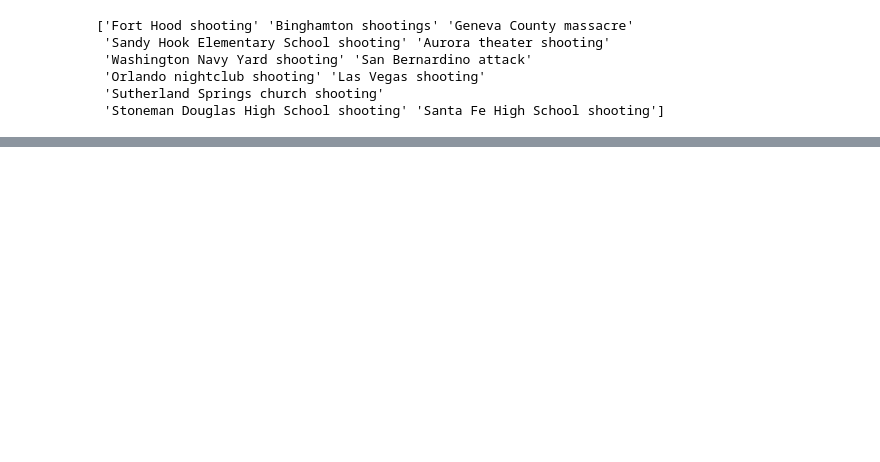
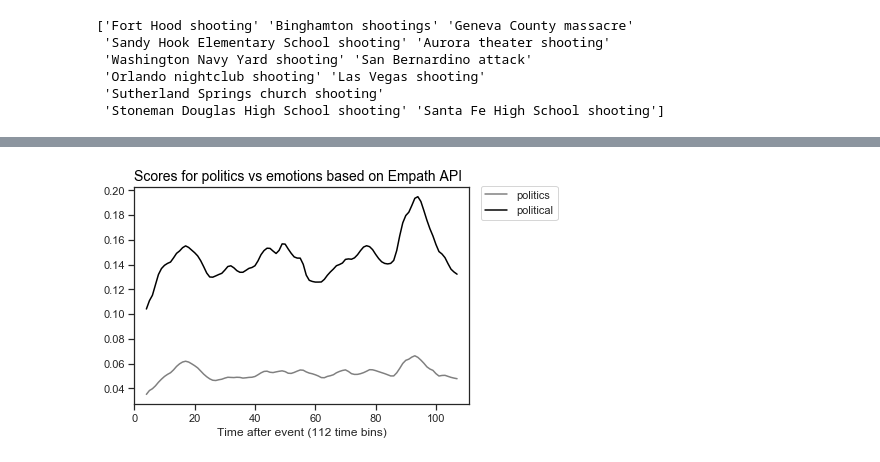
Before and after one commit to calebchiam/Cornell-Conversational-Analysis-Toolkit, a Jupyter notebook: examples/politicization/Time Series Detrending Corpus.ipynb, the cells around one changed output, grey strips where cells are left out. Saved outputs shown, nothing was run; the diff lists cells and outputs as text; code cells hidden in the pictures; blank space fills up the shorter version.

```diff
--- a/examples/politicization/Time Series Detrending Corpus.ipynb
+++ b/examples/politicization/Time Series Detrending Corpus.ipynb
@@ -286,0 +356,7 @@ for i in list(range(0, len(events))):
+# %%
+def identify_bin_by_timestamp(bins, timestamp):
+    for i,time_bin in enumerate(bins):
+       # print(time_bin[0])
+        if time_bin[0] <= timestamp <= time_bin[1]:
+            return i
+    return None
@@ -286,0 +401,14 @@ for i in list(range(0, len(events))):
+# %%
+bin_values_political_scores = [0]*112
+bin_values_politics_scores = [0]*112
+bin_values_sadness_scores = [0]*112
+
+for i in range (0,112):
+    bin_values_political_scores[i] = bin_values_political[i]/bin_values_total[i]
+    bin_values_politics_scores[i] = bin_values_politics[i]/bin_values_total[i]
+    bin_values_sadness_scores[i] = bin_values_sadness[i]/bin_values_total[i]
+# %%
+agg = {'Political':bin_values_political_scores, 'Politics': bin_values_politics_scores,
+          'Sadness':bin_values_sadness_scores}
+agg_df = pd.DataFrame(agg)
+print(agg_df)
@@ -286,0 +433,22 @@ for i in list(range(0, len(events))):
+# %%
+def get_result_agg(agg_df, keyword):
+    if keyword == "political":
+        series = agg_df['Political']
+    elif keyword == "politics":
+        series = agg_df['Politics']
+    else:
+        series = agg_df['Sadness']
+    return seasonal_decompose(series, model='additive', freq=8)
+# %%
+%matplotlib inline
+#results = get_result_agg(agg_df)
+for cat in categories:
+    if cat == "politics" or cat == "political":
+        results = get_result_agg(agg_df, cat)
+        results.trend.plot(label=cat, color=get_cat_colour(cat))
+plt.title("Scores for politics vs emotions based on Empath API", loc='left', fontsize=14, fontweight=0, color='black')
+pyplot.xlabel("Time after event (112 time bins)")
+pyplot.legend(loc='upper center', bbox_to_anchor=(1.15, 1.03))
+pyplot.show()
+# %% [output]
+[figure, added]
```
Also changed, not shown: parts of 22 cells of this notebook, 7 other files.
